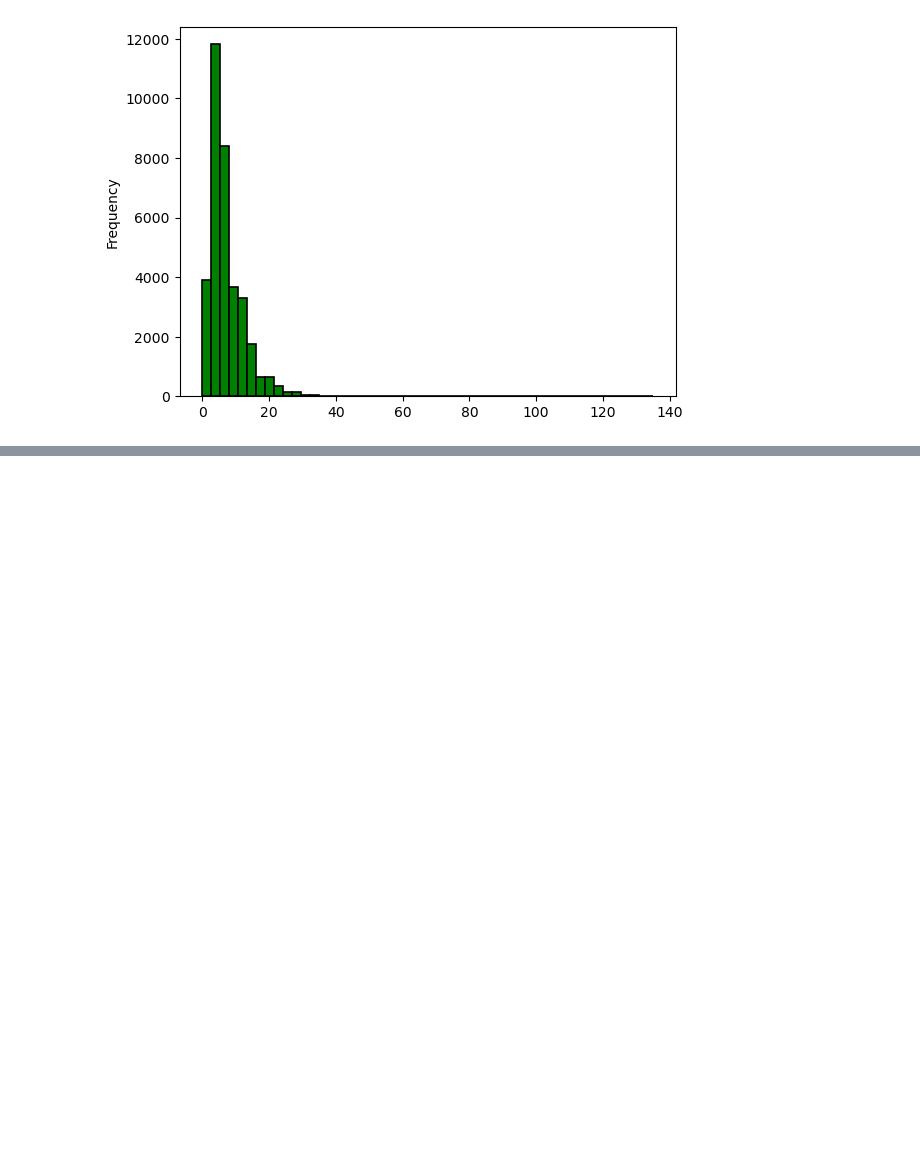
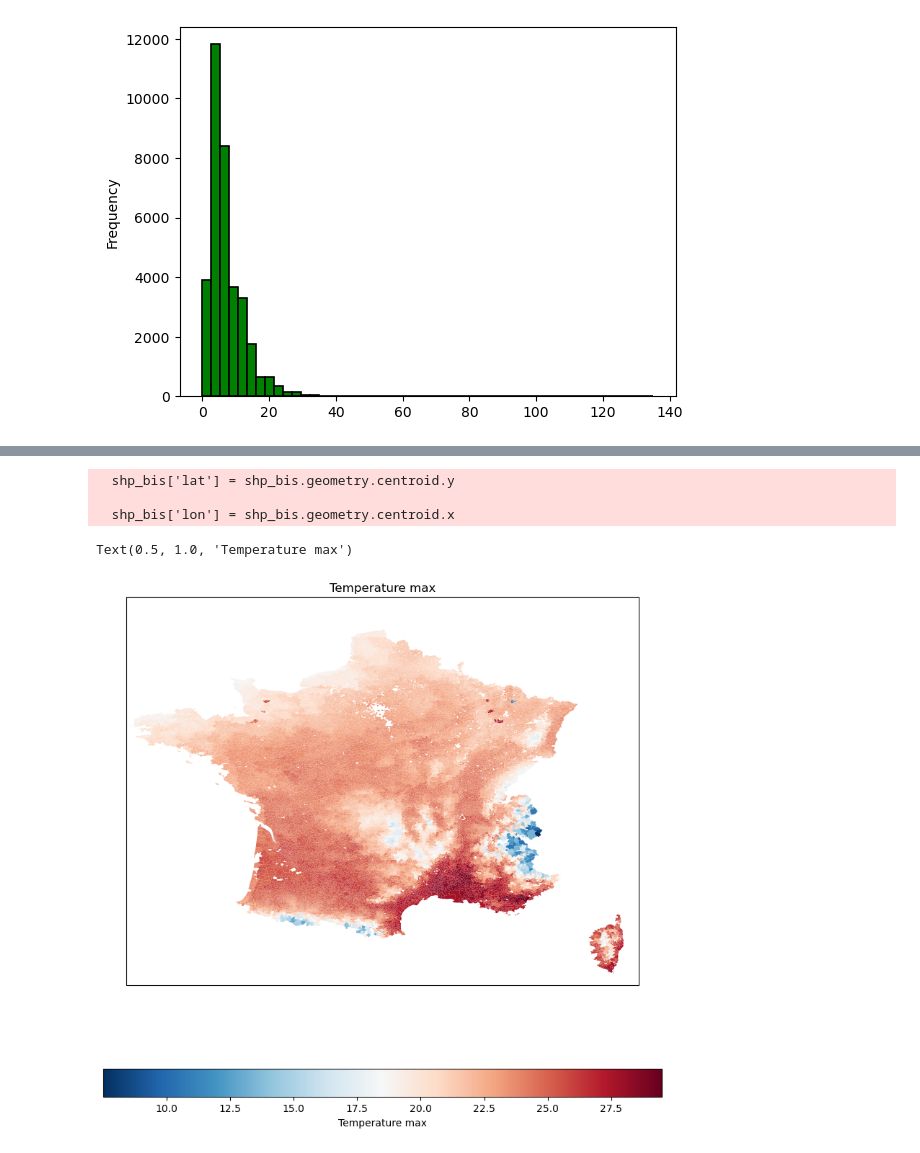
Before and after one commit to colinlenoble/Land-use, a Jupyter notebook: motivation.ipynb, the cells around one changed output, grey strips where cells are left out. Cells and saved outputs as stored; diff of their text form; code cells hidden in the pictures; blank space fills up the shorter version.

```diff
--- a/motivation.ipynb
+++ b/motivation.ipynb
@@ -119,7 +84,7 @@ df_conso = df_conso[cols]
 #the number with only 4 digits need to be completed with 0 at the beginning
 df_conso['idcom'] = df_conso['idcom'].apply(lambda x: '0'+str(x) if len(str(x)) == 4 else str(x) )
 # %%
-df = data_plot.merge(df_conso, left_on='Code', right_on='idcom')
+df = data.merge(df_conso, left_on='Code', right_on='idcom')
 # %%
 #check the coevolution of Conso_ENAF/Superficie and art09hab23
 df['artcom0923'] = df['artcom0923'].astype(float)
@@ -185,0 +133,27 @@ Note: you may need to restart the kernel to use updated packages.
+# %%
+shp = gpd.read_file('C:/Users/colin/Downloads/communes-20220101-shp/communes-20220101.shp')
+data_new = pd.read_csv('indicesQ50_25021114242922763.txt', sep=';', comment='#', header=None)
+data_new.columns = ['index', 'lat', 'lon', 'scenario', 'tasmax', 'day30', 'pr_cum', 'wf_risk', 'droughts_day', 'nan']
+data_new = data_new.drop('nan', axis=1)
+# %%
+shp = shp[shp.insee.isin(df['Code'])]
+#map the data_new to each county in the shapefile based on the closest lat lon
+from scipy.spatial import distance
+def closest_node(node, nodes):
+    closest_index = distance.cdist([node], nodes).argmin()
+    return closest_index
+
+shp_bis = shp.copy()
+shp_bis['lat'] = shp_bis.geometry.centroid.y
+shp_bis['lon'] = shp_bis.geometry.centroid.x
+shp_bis['index'] = shp_bis.apply(lambda x: closest_node([x['lat'], x['lon']], data_new[['lat', 'lon']].values), axis=1)
+# %% [output]
+  shp_bis['lat'] = shp_bis.geometry.centroid.y
+
+  shp_bis['lon'] = shp_bis.geometry.centroid.x
+# %%
+shp_bis['pr_cum'] = shp_bis['index'].apply(lambda x: data_new.loc[x, 'pr_cum'])
+shp_bis['tasmax'] = shp_bis['index'].apply(lambda x: data_new.loc[x, 'tasmax'])
+shp_bis['wf_risk'] = shp_bis['index'].apply(lambda x: data_new.loc[x, 'wf_risk'])
+shp_bis['droughts_day'] = shp_bis['index'].apply(lambda x: data_new.loc[x, 'droughts_day'])
+shp_bis['day30'] = shp_bis['index'].apply(lambda x: data_new.loc[x, 'day30'])
@@ -185,0 +162,12 @@ Note: you may need to restart the kernel to use updated packages.
+# %%
+#plot the quantiles of tasmax
+import cartopy.crs as ccrs
+import cartopy.feature as cfeature
+
+fig,ax = plt.subplots(1,1, figsize=(10,10), subplot_kw={'projection': ccrs.PlateCarree()})
+shp_bis.plot(column='tasmax', legend=True, cmap='RdBu_r', ax=ax, linewidth=1.2, transform=ccrs.PlateCarree(), legend_kwds={'orientation': 'horizontal', 'label': 'Temperature max'})
+ax.set_extent([-5, 10, 41, 52], crs=ccrs.PlateCarree())
+ax.set_title('Temperature max')
+# %% [output]
+Text(0.5, 1.0, 'Temperature max')
+[figure, added]
```
Also changed, not shown: parts of 33 cells of this notebook, 9 other files.
